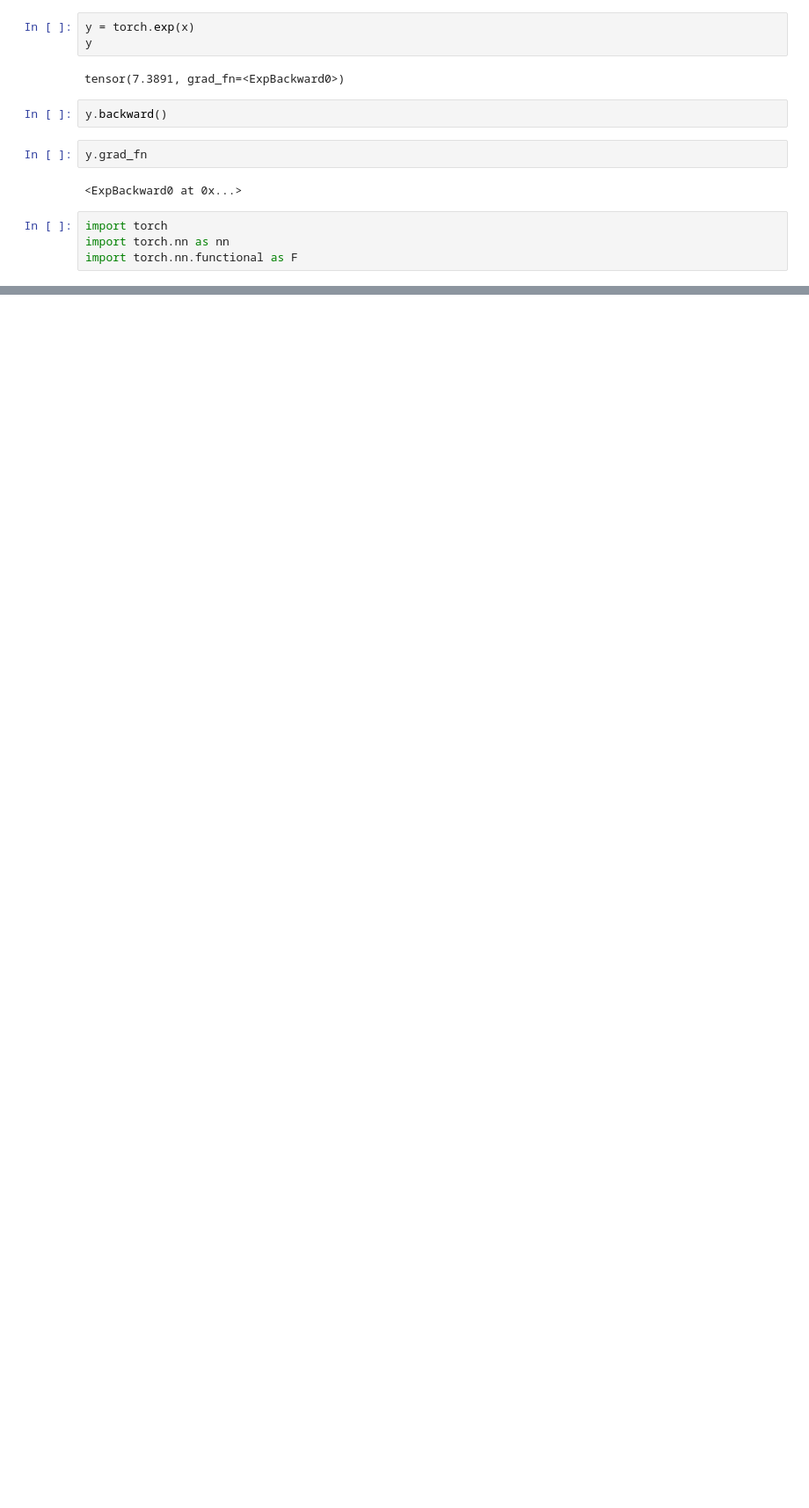
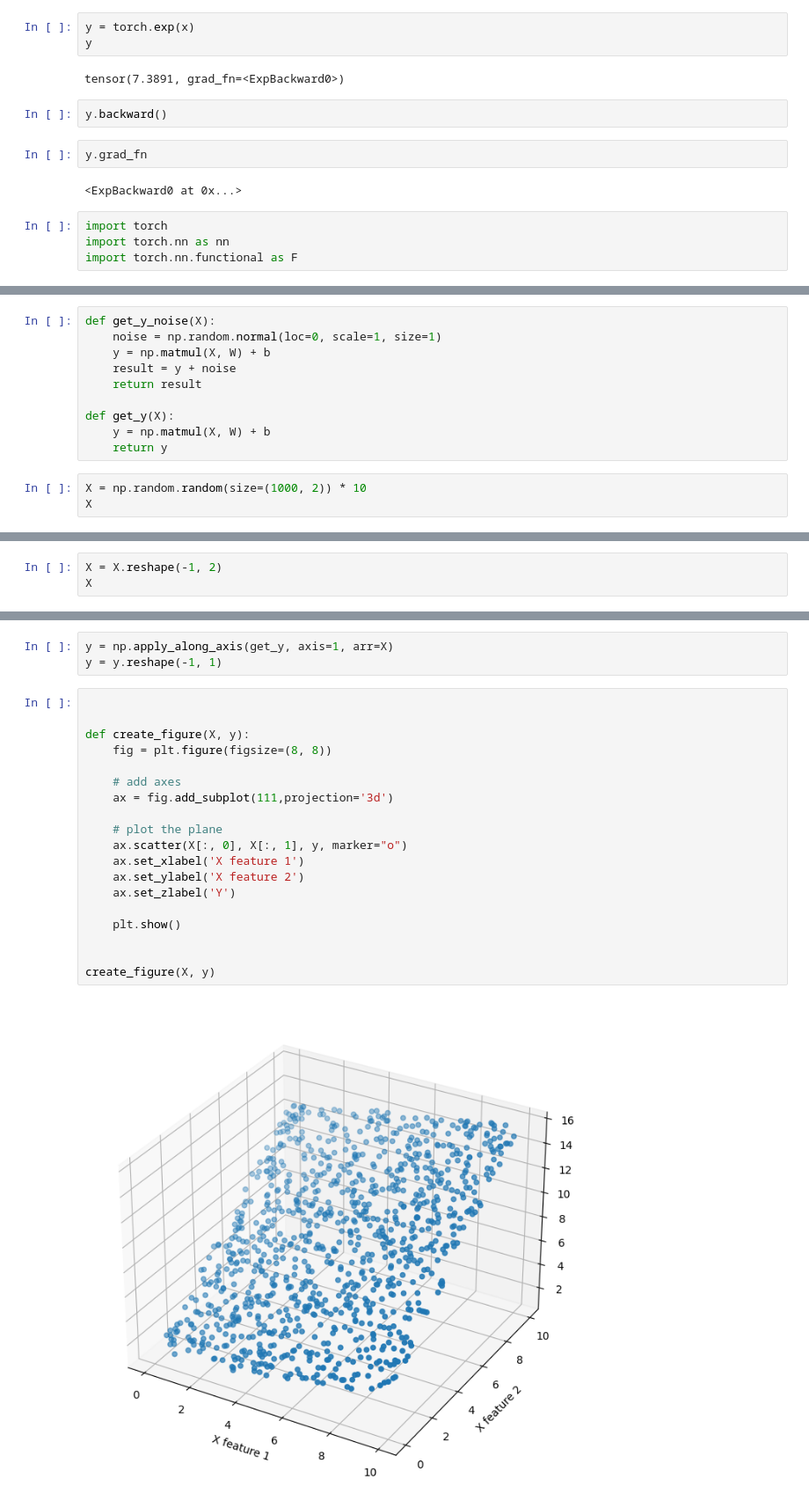
Before and after one commit to ntphiep/pytorch-keras-comparation, a Jupyter notebook: test.ipynb, the cells around one changed output, grey strips where cells are left out. Shown at 88% size. Drawn from its saved outputs; the diff is of its cells as text; blank space fills up the shorter version.

```diff
--- a/test.ipynb
+++ b/test.ipynb
@@ -26,0 +106,13 @@ class Net(nn.Module):
+# %%
+def get_y_noise(X):
+    noise = np.random.normal(loc=0, scale=1, size=1)
+    y = np.matmul(X, W) + b
+    result = y + noise
+    return result
+
+def get_y(X):
+    y = np.matmul(X, W) + b
+    return y
+# %%
+X = np.random.random(size=(1000, 2)) * 10
+X
@@ -26,0 +127,3 @@ class Net(nn.Module):
+# %%
+X = X.reshape(-1, 2)
+X
@@ -26,0 +138,24 @@ class Net(nn.Module):
+# %%
+y = np.apply_along_axis(get_y, axis=1, arr=X)
+y = y.reshape(-1, 1)
+# %%
+
+
+def create_figure(X, y):
+    fig = plt.figure(figsize=(8, 8))
+
+    # add axes
+    ax = fig.add_subplot(111,projection='3d')
+
+    # plot the plane
+    ax.scatter(X[:, 0], X[:, 1], y, marker="o")
+    ax.set_xlabel('X feature 1')
+    ax.set_ylabel('X feature 2')
+    ax.set_zlabel('Y')
+
+    plt.show()
+
+
+create_figure(X, y)
+# %% [output]
+[figure, added]
```
Also changed, not shown: parts of 25 cells of this notebook, 2 other files.
